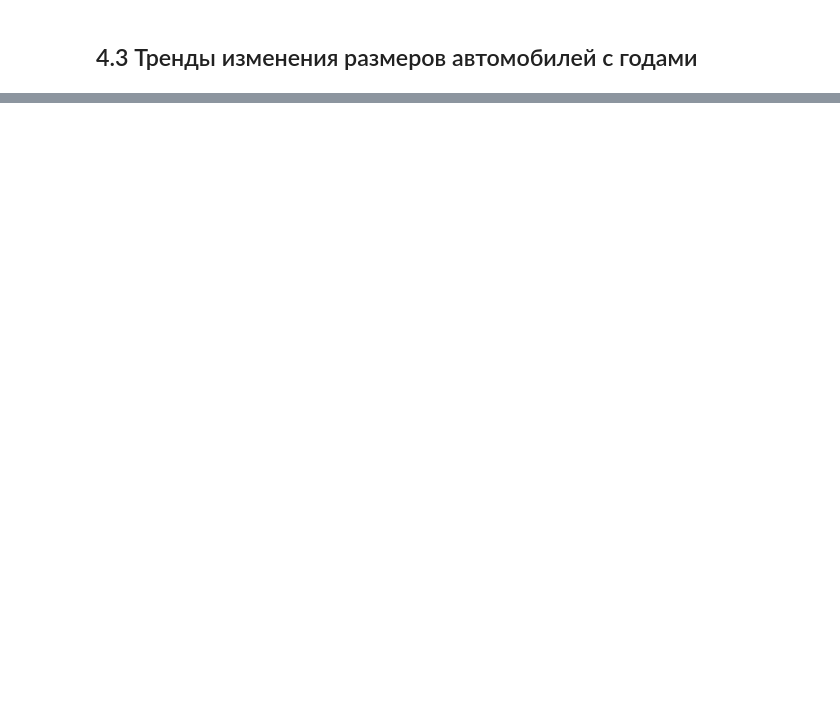
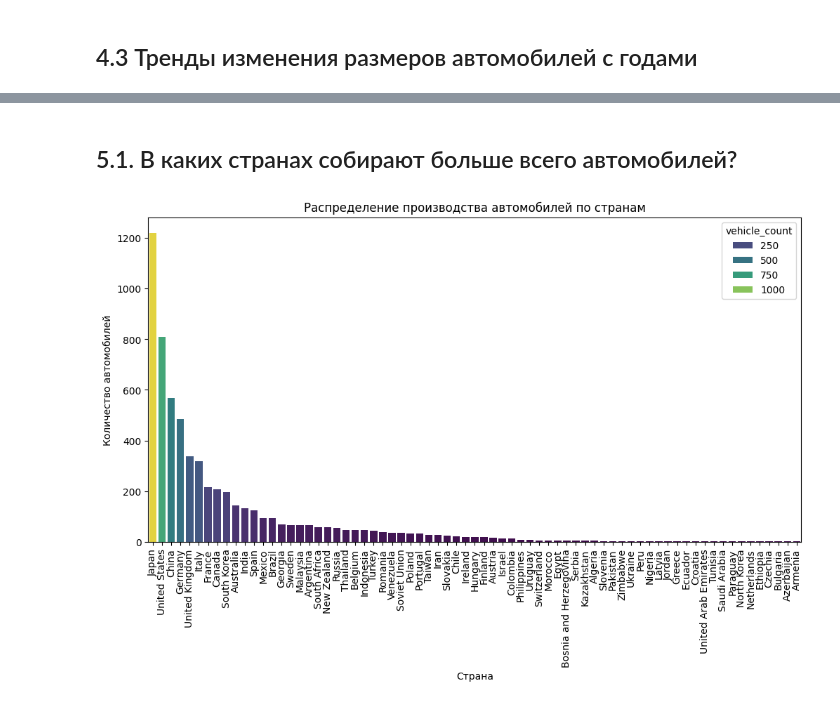
Before and after one commit to AntonS86/wiki-scraper, a Jupyter notebook: notebooks/data_exploration.ipynb, the cells around one changed output, grey strips where cells are left out. Drawn from its saved outputs; the diff is of its cells as text; code cells hidden in the pictures; blank space fills up the shorter version.

```diff
--- a/notebooks/data_exploration.ipynb
+++ b/notebooks/data_exploration.ipynb
@@ -371 +440,23 @@ plt.show()
 [figure]
+# %% [markdown]
+## 5.1. В каких странах собирают больше всего автомобилей?
+# %%
+with sqlite3.connect(db_path) as conn:
+    query = """
+    SELECT country, COUNT(vehicle_id) AS vehicle_count
+    FROM assemblies
+    GROUP BY country
+    ORDER BY vehicle_count DESC
+    """
+    df_countries = pd.read_sql(query, conn)
+
+# Строим столбчатую диаграмму
+plt.figure(figsize=(12, 6))
+sns.barplot(data=df_countries, x="country", y="vehicle_count", hue="vehicle_count", palette="viridis")
+plt.xticks(rotation=90)
+plt.xlabel("Страна")
+plt.ylabel("Количество автомобилей")
+plt.title("Распределение производства автомобилей по странам")
+plt.show()
+# %% [output]
+[figure, added]
```
Also changed, not shown: parts of 17 cells of this notebook, 1 other file.
